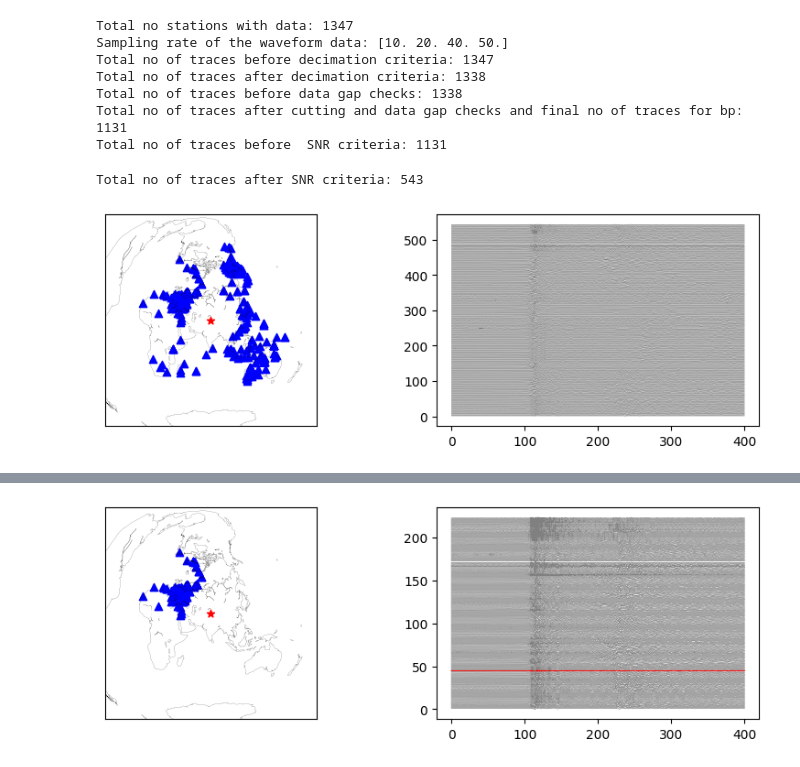
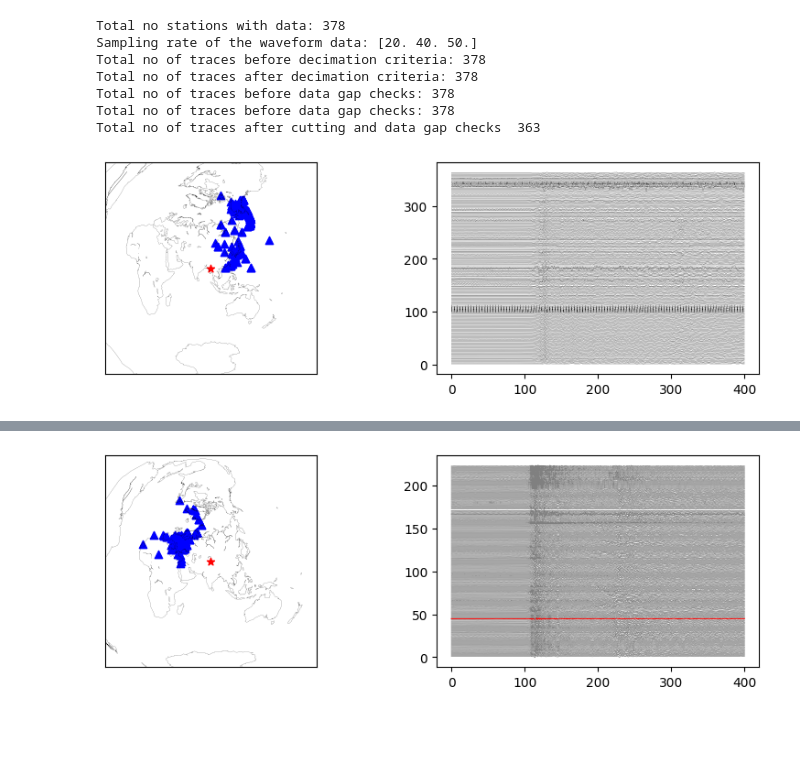
Before and after one commit to ajay6763/earthquake_bp_obspy, a Jupyter notebook: Array_selection.ipynb, the cells around one changed output, grey strips where cells are left out. Cells and saved outputs as stored; diff of their text form; code cells hidden in the pictures; blank space fills up the shorter version.

```diff
--- a/Array_selection.ipynb
+++ b/Array_selection.ipynb
@@ -28,6 +28,8 @@ snr_window=10
 extra_label='_10_sps'
 
 file='input_default.csv'
+file='input_Myanmar_March_2025_USA.csv'
+
 input = pd.read_csv('./'+file,header=None)
 a=input.to_dict('series')
 keys = a[0][:]
@@ -186,43 +188,33 @@ print("Sampling rate of the waveform data:", np.unique(sta_sps))
 ##########################################################################
 # SPS and distance check and azimuth
 print('Total no of traces before decimation criteria:', len(stream_work))
-stream_SPS = bp_lib.check_sps(stream_work,sps)
-print('Total no of traces after decimation criteria:', len(stream_SPS))
+stream_work = bp_lib.check_sps(stream_work,sps)
+print('Total no of traces after decimation criteria:', len(stream_work))
 ##########################################################################
 # CUtting before and after P arrival
 ##########################################################################
-stream_cut=stream_SPS.copy()
-print('Total no of traces before data gap checks:', len(stream_cut))
-for t in stream_cut:
-        #t.trim(t.stats['P_arrival']-Start_P_cut_time,t.stats['P_arrival']+End_P_cut_time)
-        t.trim(t.stats['P_arrival']-Start_P_cut_time,t.stats['P_arrival']+End_P_cut_time)
-        if t.stats.npts < (Start_P_cut_time+End_P_cut_time)/t.stats.delta:
-            stream_cut.remove(t)
-        else:
-            pass
+print('Total no of traces before data gap checks:', len(stream_work))
+stream_work=bp_lib.stream_cut_P_arrival_normalize(stream_work,Start_P_cut_time,End_P_cut_time)
+print('Total no of traces after cutting and data gap checks ', len(stream_work))
+
 #stream_for_bp = bp_lib.snr_check(stream_cut,2,5,50)
-print('Total no of traces after cutting and data gap checks and final no of traces for bp:', len(stream_cut))
-print('Total no of traces before  SNR criteria:', len(stream_cut))
-stream_cut_SNR = bp_lib.snr_check(stream_cut,SNR,snr_window,snr_window)
-print('Total no of traces after SNR criteria:', len(stream_cut_SNR ))
-stream_for_bp=stream_cut_SNR.copy()
-######### distance
-#print('Total no of traces before  distance criteria:', len(stream_SPS))
-#stream_SPS_dist = bp_lib.check_distance(stream_SPS,dist_min,dist_max)
-#print('Total no of traces after distance criteria:', len(stream_SPS_dist))
+#print('Total no of traces after cutting and data gap checks and final no of traces for bp:', len(stream_work))
+#print('Total no of traces before  SNR criteria:', len(stream_work))
+#stream_cut_SNR = bp_lib.snr_check(stream_cut,SNR,snr_window,snr_window)
+#print('Total no of traces after SNR criteria:', len(stream_cut_S ))
+#stream_for_bp=stream_cut_SNR.copy()
 # %% [output]
-Total no stations with data: 1347
-Sampling rate of the waveform data: [10. 20. 40. 50.]
-Total no of traces before decimation criteria: 1347
-Total no of traces after decimation criteria: 1338
-Total no of traces before data gap checks: 1338
-Total no of traces after cutting and data gap checks and final no of traces for bp: 1131
-Total no of traces before  SNR criteria: 1131
+Total no stations with data: 378
+Sampling rate of the waveform data: [20. 40. 50.]
+Total no of traces before decimation criteria: 378
+Total no of traces after decimation criteria: 378
+Total no of traces before data gap checks: 378
+Total no of traces before data gap checks: 378
+Total no of traces after cutting and data gap checks  363
-Total no of traces after SNR criteria: 543
 # %%
 import bp_lib as bp_lib
-bp_lib.data_plot(stream_for_bp,event_lat,event_long,'./','test')
+bp_lib.data_plot(stream_work,event_lat,event_long,'./','test')
 # %% [output]
-[figure, old version]
+[figure, new version]
 # %%
 from mpl_toolkits.basemap import Basemap
```
Also changed, not shown: parts of 8 cells of this notebook, 10 other files.
